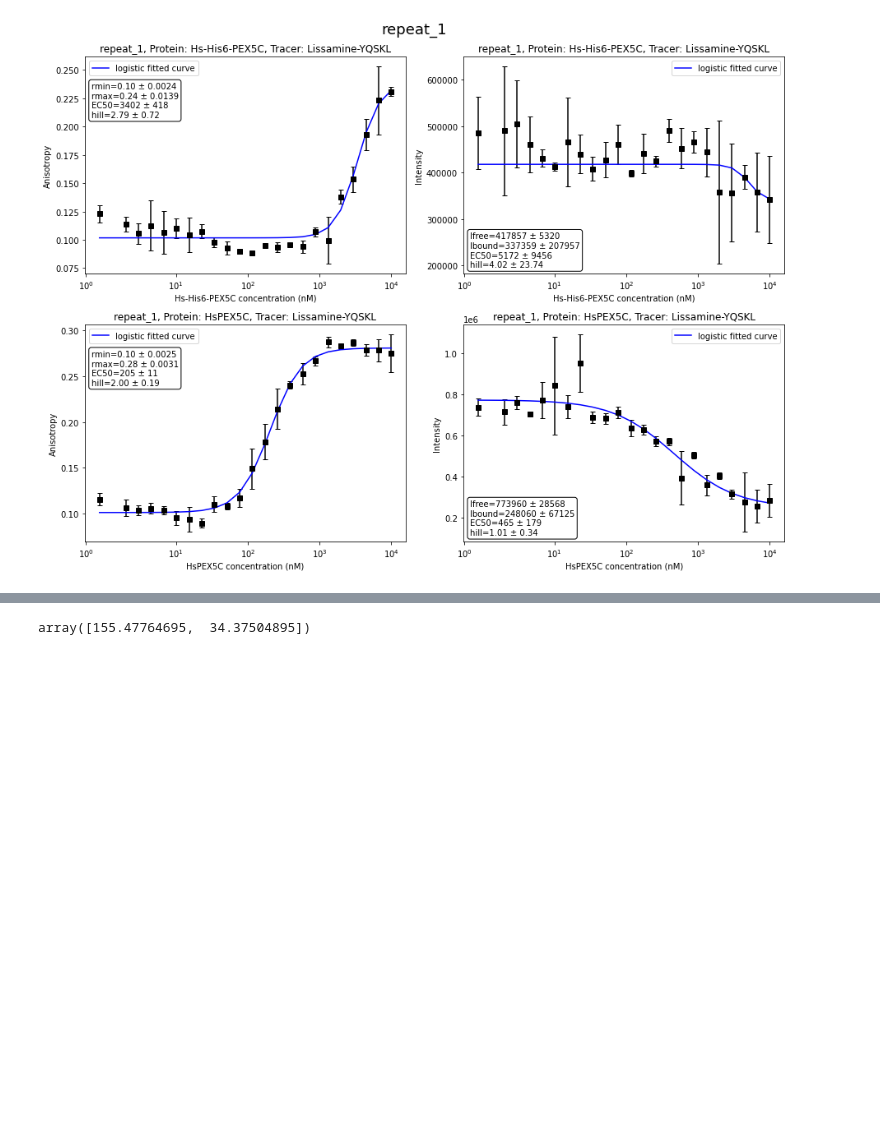
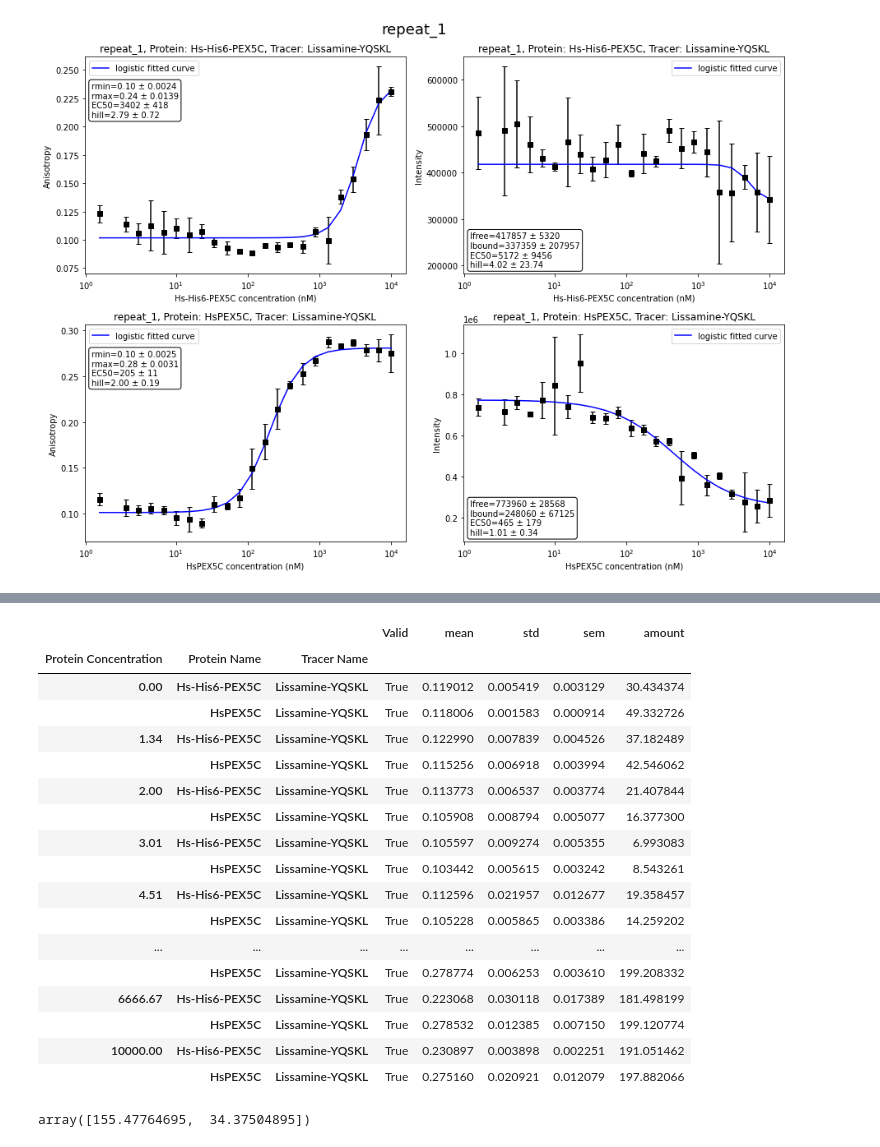
Before and after one commit to mariuszlas/Fluorescence-Anisotropy-Analysis-Development, a Jupyter notebook: fluorescenceanisotropy/fluores_anisotropy.ipynb, the cells around one changed output, grey strips where cells are left out. Cells and saved outputs as stored; diff of their text form; code cells hidden in the pictures; blank space fills up the shorter version.

```diff
--- a/fluorescenceanisotropy/fluores_anisotropy.ipynb
+++ b/fluorescenceanisotropy/fluores_anisotropy.ipynb
@@ -1101,3 +1190,26 @@ my_data1.data_dict['repeat_1']['data']['r_mean'][('HsPEX5C','Lissamine-YQSKL')]
+# %%
+res = pd.concat([protein1, protein2])
+# %%
+res.groupby(['Protein Concentration','Protein Name','Tracer Name']).mean()
+# %% [output]
+|  |  |  | Valid | mean | std | sem | amount |
+| Protein Concentration | Protein Name | Tracer Name |  |  |  |  |  |
+| 0.00 | Hs-His6-PEX5C | Lissamine-YQSKL | True | 0.119012 | 0.005419 | 0.003129 | 30.434374 |
+|  | HsPEX5C | Lissamine-YQSKL | True | 0.118006 | 0.001583 | 0.000914 | 49.332726 |
+| 1.34 | Hs-His6-PEX5C | Lissamine-YQSKL | True | 0.122990 | 0.007839 | 0.004526 | 37.182489 |
+|  | HsPEX5C | Lissamine-YQSKL | True | 0.115256 | 0.006918 | 0.003994 | 42.546062 |
+| 2.00 | Hs-His6-PEX5C | Lissamine-YQSKL | True | 0.113773 | 0.006537 | 0.003774 | 21.407844 |
+|  | HsPEX5C | Lissamine-YQSKL | True | 0.105908 | 0.008794 | 0.005077 | 16.377300 |
+| 3.01 | Hs-His6-PEX5C | Lissamine-YQSKL | True | 0.105597 | 0.009274 | 0.005355 | 6.993083 |
+|  | HsPEX5C | Lissamine-YQSKL | True | 0.103442 | 0.005615 | 0.003242 | 8.543261 |
+| 4.51 | Hs-His6-PEX5C | Lissamine-YQSKL | True | 0.112596 | 0.021957 | 0.012677 | 19.358457 |
+|  | HsPEX5C | Lissamine-YQSKL | True | 0.105228 | 0.005865 | 0.003386 | 14.259202 |
+| ... | ... | ... | ... | ... | ... | ... | ... |
+|  | HsPEX5C | Lissamine-YQSKL | True | 0.278774 | 0.006253 | 0.003610 | 199.208332 |
+| 6666.67 | Hs-His6-PEX5C | Lissamine-YQSKL | True | 0.223068 | 0.030118 | 0.017389 | 181.498199 |
+|  | HsPEX5C | Lissamine-YQSKL | True | 0.278532 | 0.012385 | 0.007150 | 199.120774 |
+| 10000.00 | Hs-His6-PEX5C | Lissamine-YQSKL | True | 0.230897 | 0.003898 | 0.002251 | 191.051462 |
+|  | HsPEX5C | Lissamine-YQSKL | True | 0.275160 | 0.020921 | 0.012079 | 197.882066 |
 # %%
 def LB(LT, PT, Kd):
     """Function for fitting a curve to the plot of concentration of fluorescent tracer bound to the target protein against
```
Also changed, not shown: parts of 20 cells of this notebook.
